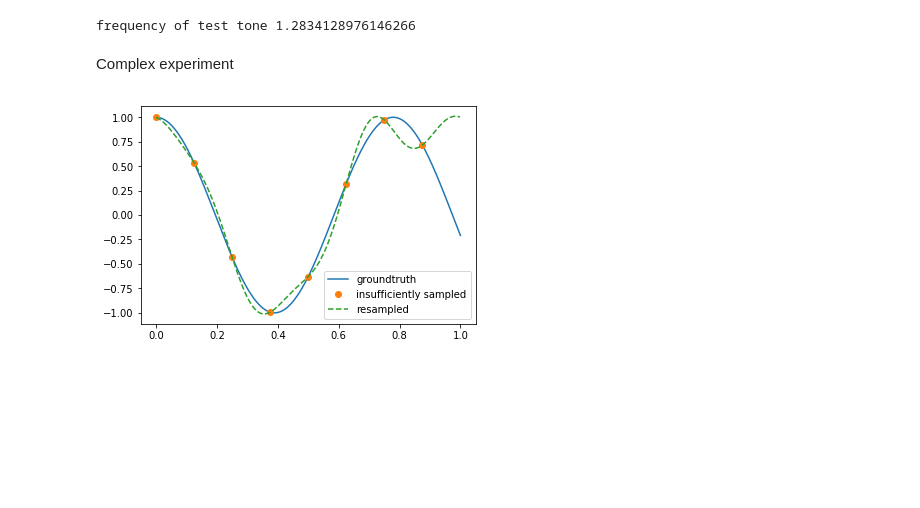
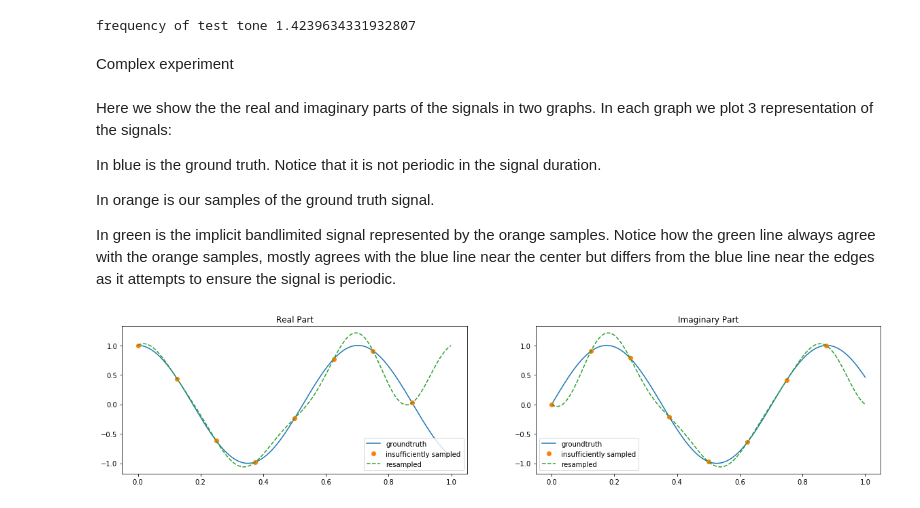
Before and after one commit to tpl2go/SignalProcessingNotes, a Jupyter notebook: subFFT.ipynb, the cells around one changed output. Cells and saved outputs as stored; diff of their text form; code cells hidden in the pictures; blank space fills up the shorter version.

```diff
--- a/subFFT.ipynb
+++ b/subFFT.ipynb
@@ -39,20 +68,17 @@ Consider this experiment. We will observe an tone of arbitrary frequency for 1 s
 # %%
-valid = False
-Fs = 8
+FS = 8
 DURATION = 1
-while not valid:
-    test_f = 1/np.random.rand()
-    if test_f <Fs/2:
-        valid=True
-print("frequency of test tone", test_f)
+TONE_F = 1/(2/FS + np.random.rand())
+assert TONE_F < FS/2
+print("frequency of test tone", TONE_F)
 # %% [output]
-frequency of test tone 1.2834128976146266
+frequency of test tone 1.4239634331932807
 # %% [markdown]
 Complex experiment
 # %%
-t_samples = np.linspace(0,DURATION, Fs*DURATION, endpoint=False)
-y_samples = np.exp(2*np.pi*1j*test_f*t_samples)
+t_samples = np.linspace(0,DURATION, FS*DURATION, endpoint=False)
+y_samples = np.exp(2*np.pi*1j*TONE_F*t_samples)
 # %%
-t_highres = np.linspace(0,DURATION,Fs*100*DURATION)
-y_highres = np.exp(2*np.pi*1j*test_f*t_highres)
+t_highres = np.linspace(0,DURATION,FS*100*DURATION)
+y_highres = np.exp(2*np.pi*1j*TONE_F*t_highres)
 # %%
@@ -61,11 +87,32 @@ y_longres = np.exp(2*np.pi*1j*test_f*t_longres)
 # %%
-t_resamples = np.linspace(0,DURATION, 100*Fs*DURATION, endpoint=False)
-y_resamples = spsg.resample(y_samples, 100*Fs*DURATION)
+t_resamples = np.linspace(0,DURATION, 100*FS*DURATION, endpoint=False)
+y_resamples = spsg.resample(y_samples, 100*FS*DURATION)
+# %% [markdown]
+Here we show the the real and imaginary parts of the signals in two graphs.
+In each graph we plot 3 representation of the signals:
+
+In blue is the ground truth. Notice that it is not periodic in the signal duration.
+
+In orange is our samples of the ground truth signal.
+
+In green is the implicit bandlimited signal represented by the orange samples. Notice how the green line always agree with the orange samples, mostly agrees with the blue line near the center but differs from the blue line near the edges as it attempts to ensure the signal is periodic.
 # %%
+plt.figure(figsize=(20,4))
+
+plt.subplot(1,2,1)
 plt.plot(t_highres, np.real(y_highres), label="groundtruth")
 plt.plot(t_samples, np.real(y_samples), linestyle='', marker="o", label="insufficiently sampled")
 plt.plot(t_resamples, np.real(y_resamples), linestyle='--', label="resampled")
 plt.legend()
+plt.title("Real Part")
+
+plt.subplot(1,2,2)
+plt.plot(t_highres, np.imag(y_highres), label="groundtruth")
+plt.plot(t_samples, np.imag(y_samples), linestyle='', marker="o", label="insufficiently sampled")
+plt.plot(t_resamples, np.imag(y_resamples), linestyle='--', label="resampled")
+plt.legend()
+plt.title("Imaginary Part")
+
 plt.show()
 # %% [output]
-[figure, old version]
+[figure, new version]
```
Also changed, not shown: parts of 21 cells of this notebook.
